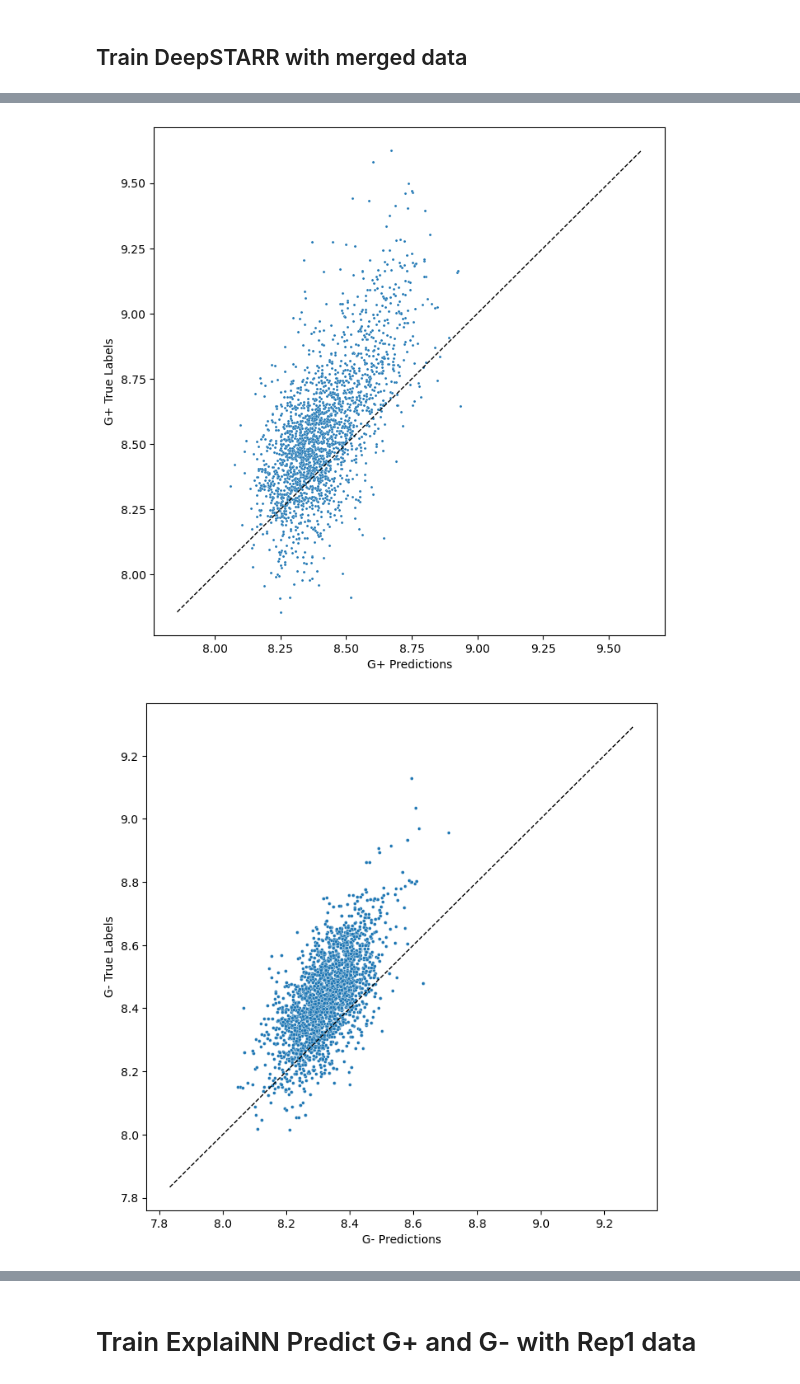
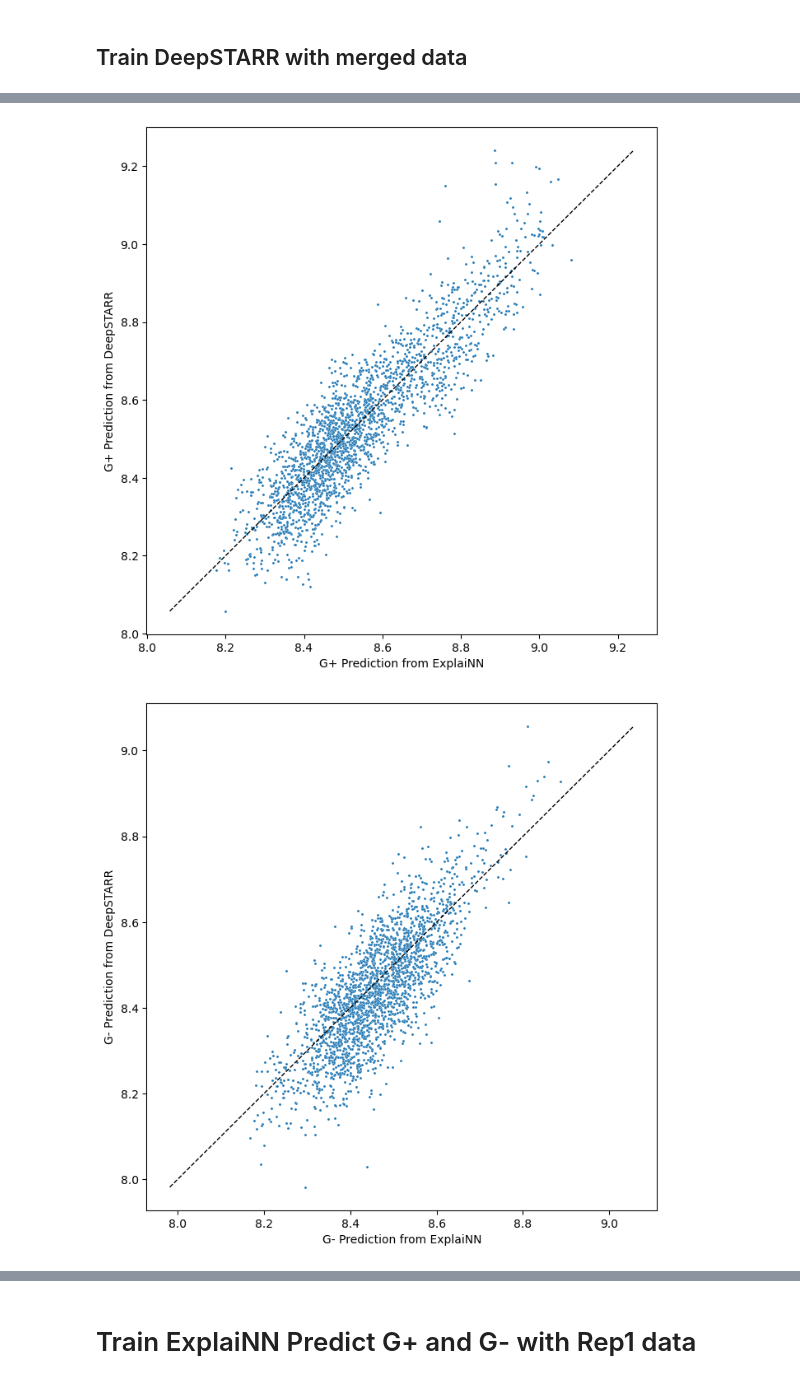
Before and after one commit to justinyutianji/Enhancer, a Jupyter notebook: Enhancer/train/ExplaiNN_G+G-.ipynb, the cells around one changed output, grey strips where cells are left out. Cells and saved outputs as stored; diff of their text form; code cells hidden in the pictures.

```diff
--- a/Enhancer/train/ExplaiNN_G+G-.ipynb
+++ b/Enhancer/train/ExplaiNN_G+G-.ipynb
@@ -246,47 +310,51 @@ print(df_predictions_d.iloc[:1,:])
 # %%
 # Plot for Predictions_GFP+
 plt.figure(figsize=(8, 8))
-sns.scatterplot(x=df_predictions_d['Predictions_GFP+'], y=df_predictions['True_GFP+'], s=5)
+sns.scatterplot(x=df_predictions_d['Predictions_GFP+'], y=df_predictions['Predictions_GFP+'], s=5)
 
 # Add diagonal line
-min_val = min(df_predictions_d['Predictions_GFP+'].min(), df_predictions['True_GFP+'].min())
-max_val = max(df_predictions_d['Predictions_GFP+'].max(), df_predictions['True_GFP+'].max())
+min_val = min(df_predictions_d['Predictions_GFP+'].min(), df_predictions['Predictions_GFP+'].min())
+max_val = max(df_predictions_d['Predictions_GFP+'].max(), df_predictions['Predictions_GFP+'].max())
 plt.plot([min_val, max_val], [min_val, max_val], color='black', linestyle='--', linewidth=1)
 
 # Add labels and title
-plt.xlabel('G+ Predictions')
-plt.ylabel('G+ True Labels')
+plt.xlabel('G+ Prediction from ExplaiNN')
+plt.ylabel('G+ Prediction from DeepSTARR')
 #plt.title('Correlation between Predictions of ExplaiNN and DeepSTARR for G+')
 
 # Show the plot
 plt.show()
 
 # Plot for Predictions_GFP-
 plt.figure(figsize=(8, 8))
-sns.scatterplot(x=df_predictions_d['Predictions_GFP-'], y=df_predictions['Predictions_GFP-'], s=8)
+sns.scatterplot(x=df_predictions_d['Predictions_GFP-'], y=df_predictions['Predictions_GFP-'], s=5)
 
 # Add diagonal line
-min_val = min(df_predictions_d['Predictions_GFP-'].min(), df_predictions['True_GFP-'].min())
-max_val = max(df_predictions_d['Predictions_GFP-'].max(), df_predictions['True_GFP-'].max())
+min_val = min(df_predictions_d['Predictions_GFP-'].min(), df_predictions['Predictions_GFP-'].min())
+max_val = max(df_predictions_d['Predictions_GFP-'].max(), df_predictions['Predictions_GFP-'].max())
 plt.plot([min_val, max_val], [min_val, max_val], color='black', linestyle='--', linewidth=1)
 
 # Add labels and title
-plt.xlabel('G- Predictions')
-plt.ylabel('G- True Labels')
+plt.xlabel('G- Prediction from ExplaiNN')
+plt.ylabel('G- Prediction from DeepSTARR')
 #plt.title('Correlation between Predictions of ExplaiNN and DeepSTARR for G-')
 
 # Show the plot
 plt.show()
 
 from scipy.stats import pearsonr
-
+from sklearn.metrics import r2_score
 # Calculate Pearson correlation for Predictions_GFP+
 correlation_gfp_plus, _ = pearsonr(df_predictions_d['Predictions_GFP+'], df_predictions['True_GFP+'])
 print(f"Pearson correlation for Predictions_GFP+: {correlation_gfp_plus}")
+r2_gfp_plus = r2_score(df_predictions_d['Predictions_GFP+'], df_predictions['True_GFP+'])
+print(f"R^2 score for Predictions_GFP+: {r2_gfp_plus}")
 
 # Calculate Pearson correlation for Predictions_GFP-
 correlation_gfp_minus, _ = pearsonr(df_predictions_d['Predictions_GFP-'], df_predictions['True_GFP-'])
 print(f"Pearson correlation for Predictions_GFP-: {correlation_gfp_minus}")
+r2_gfp_minus = r2_score(df_predictions_d['Predictions_GFP-'], df_predictions['True_GFP-'])
+print(f"R^2 score for Predictions_GFP-: {r2_gfp_minus}")
 # %% [output]
-[figure, old version]
+[figure, new version]
-[figure, old version]
+[figure, new version]
```
Also changed, not shown: parts of 8 cells of this notebook, 9 other files.
